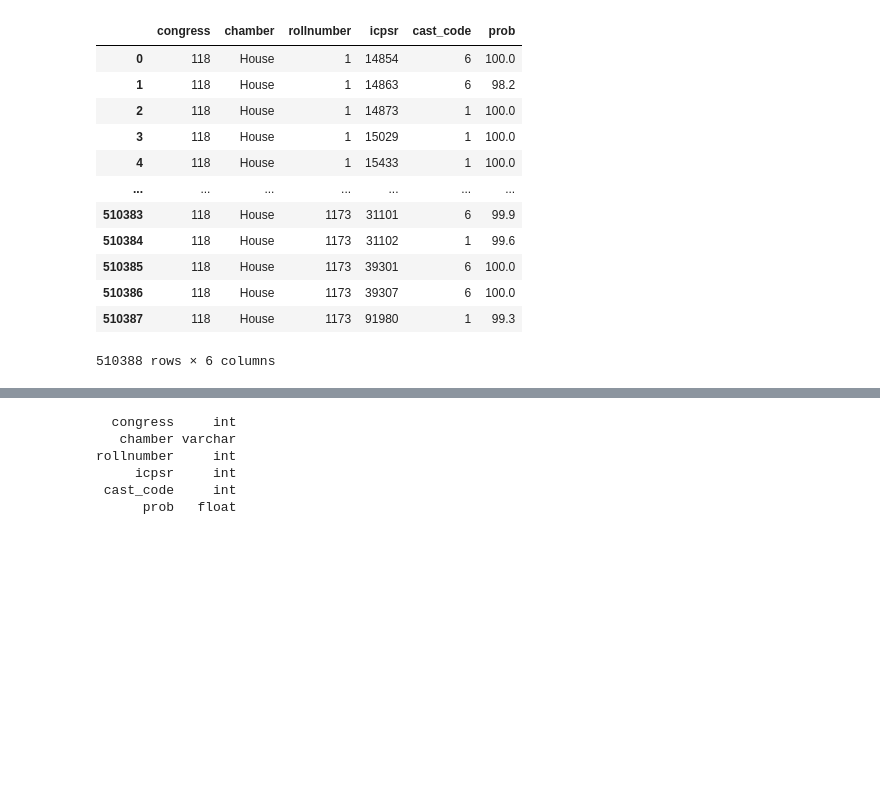
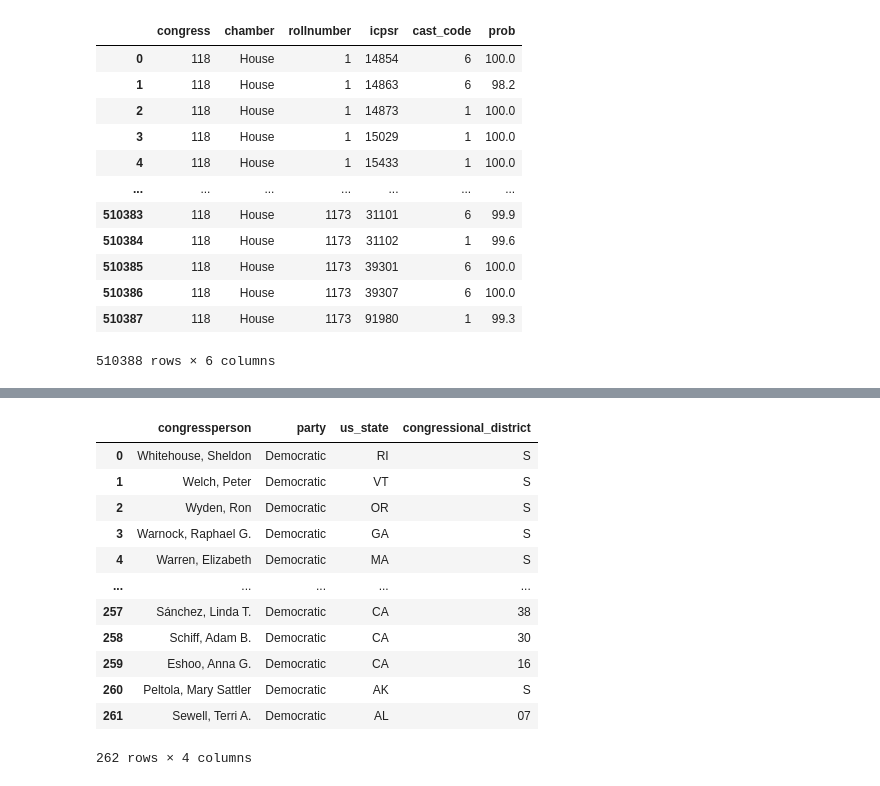
Before and after one commit to j-miskill/contrans, a Jupyter notebook: sandbox.ipynb, the cells around one changed output, grey strips where cells are left out. Drawn from its saved outputs; the diff is of its cells as text; code cells hidden in the pictures; blank space fills up the shorter version.

```diff
--- a/sandbox.ipynb
+++ b/sandbox.ipynb
@@ -206,14 +220,25 @@ rollnumber     int
-# %%
-myquery = '''
-SELECT *
-FROM votes
-'''
-data = pd.read_sql_query(myquery, con=engine)
-print(contrans_obj.dbml_helper(data))
-# %% [output]
-  congress     int
-   chamber varchar
-rollnumber     int
-     icpsr     int
- cast_code     int
-      prob   float
+# %%
+myquery = '''
+SELECT
+    name AS congressperson,
+    partyname AS party,
+    state AS us_state,
+    district AS congressional_district
+FROM members
+WHERE partyname='Democratic'
+'''
+pd.read_sql_query(myquery, con=engine)
+# %% [output]
+|  | congressperson | party | us_state | congressional_district |
+| 0 | Whitehouse, Sheldon | Democratic | RI | S |
+| 1 | Welch, Peter | Democratic | VT | S |
+| 2 | Wyden, Ron | Democratic | OR | S |
+| 3 | Warnock, Raphael G. | Democratic | GA | S |
+| 4 | Warren, Elizabeth | Democratic | MA | S |
+| ... | ... | ... | ... | ... |
+| 257 | Sánchez, Linda T. | Democratic | CA | 38 |
+| 258 | Schiff, Adam B. | Democratic | CA | 30 |
+| 259 | Eshoo, Anna G. | Democratic | CA | 16 |
+| 260 | Peltola, Mary Sattler | Democratic | AK | S |
+| 261 | Sewell, Terri A. | Democratic | AL | 07 |
+262 rows × 4 columns
```
Also changed, not shown: parts of 9 cells of this notebook, 2 other files.
